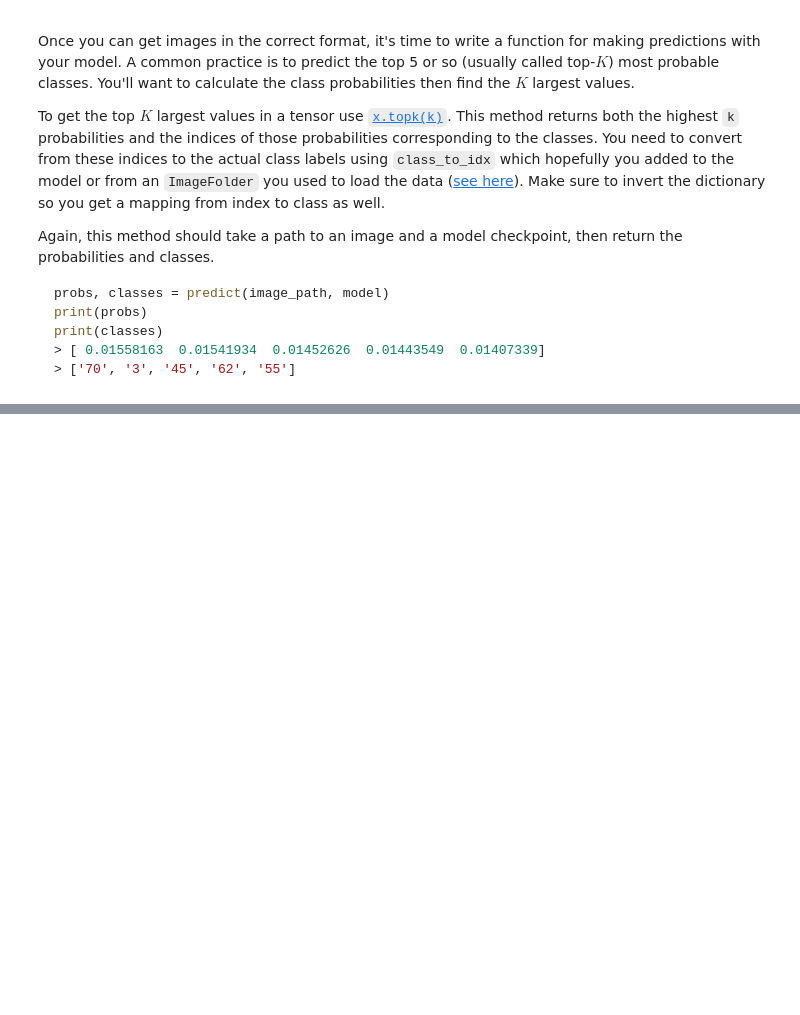
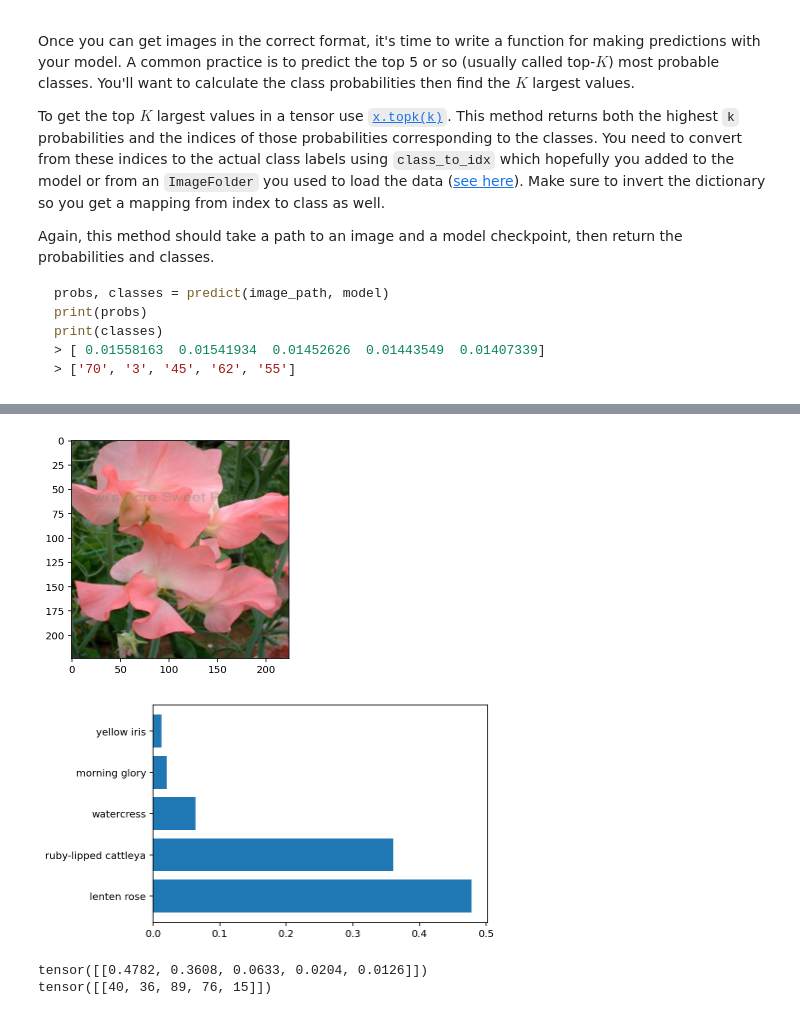
Before and after one commit to MartasBee/udacity_AIPND_project, a Jupyter notebook: Image Classifier Project.ipynb, the cells around one changed output, grey strips where cells are left out. Saved outputs shown, nothing was run; the diff lists cells and outputs as text; code cells hidden in the pictures; blank space fills up the shorter version.

```diff
--- a/Image Classifier Project.ipynb
+++ b/Image Classifier Project.ipynb
@@ -429,13 +443,27 @@ def process_image(image):
         returns an Numpy array
     '''
 
-    # TODO: Process a PIL image for use in a PyTorch model
+    # DONE: Process a PIL image for use in a PyTorch model
 
+    # open PIL image
     with Image.open(image) as im:
+        # reize and crop
         pil_image = im.resize((256, 256))
         pil_image = pil_image.crop((16, 16, 240, 240))
 
+        # transform to numpy with float values 0.0-1.0
         np_image = np.array(pil_image)
+        np_image = np_image / 255
+
+    # normalization
+    mean  = np.array([0.485, 0.456, 0.406])
+    std   = np.array([0.229, 0.224, 0.225])
+    np_image = (np_image - mean) / std
+
+    # transpone - color channel to be 1st dimention of the array
+    np_image = np_image.transpose((2,0,1))
+
+    return np_image
 # %% [markdown]
 To check your work, the function below converts a PyTorch tensor and displays it in the notebook. If your `process_image` function works, running the output through this function should return the original image (except for the cropped out portions).
 # %%
@@ -446,7 +474,7 @@ def imshow(image, ax=None, title=None):
 
     # PyTorch tensors assume the color channel is the first dimension
     # but matplotlib assumes is the third dimension
-    image = image.numpy().transpose((1, 2, 0))
+    image = image.transpose((1, 2, 0))
 
     # Undo preprocessing
     mean = np.array([0.485, 0.456, 0.406])
@@ -484,3 +531,18 @@ def predict(image_path, model, topk=5):
+# %%
+def create_probablities_chart(probabilities, classes):
+
+    probabilities = probabilities.data.numpy().squeeze()
+    classes = classes.squeeze().tolist()
+    labels = []
+    for c in classes:
+        labels.append(cat_to_name.get(str(c)))
+
+    fig, ax = plt.subplots()
+    ax.barh(np.arange(5), probabilities)
+    ax.set_yticks(np.arange(5))
+    ax.set_yticklabels(labels)
+
+    plt.show()
 # %% [markdown]
 ## Sanity Checking
 
@@ -490,4 +552,17 @@ Now that you can use a trained model for predictions, check to make sure it make
 
 You can convert from the class integer encoding to actual flower names with the `cat_to_name.json` file (should have been loaded earlier in the notebook). To show a PyTorch tensor as an image, use the `imshow` function defined above.
 # %%
-# TODO: Display an image along with the top 5 classes
+# DONE: Display an image along with the top 5 classes
+
+loadedmodel = load_checkpoint(generate_save_path())
+probs, classes = predict('../data/flowers/test/4/image_05636.jpg', loadedmodel)
+
+create_probablities_chart(probs, classes)
+
+print(probs)
+print(classes)
+# %% [output]
+[figure, added]
+[figure, added]
+tensor([[0.4782, 0.3608, 0.0633, 0.0204, 0.0126]])
+tensor([[40, 36, 89, 76, 15]])
```
Also changed, not shown: parts of 6 cells of this notebook.
